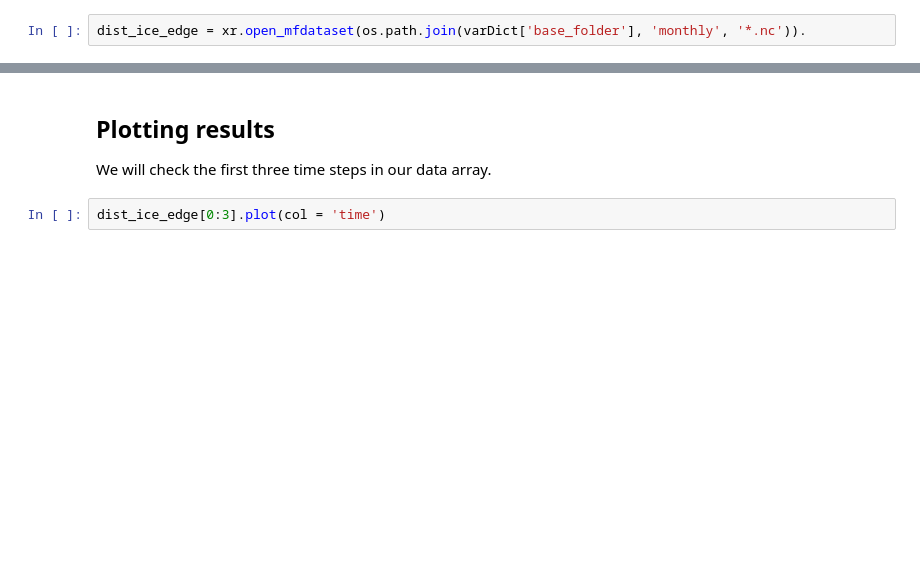
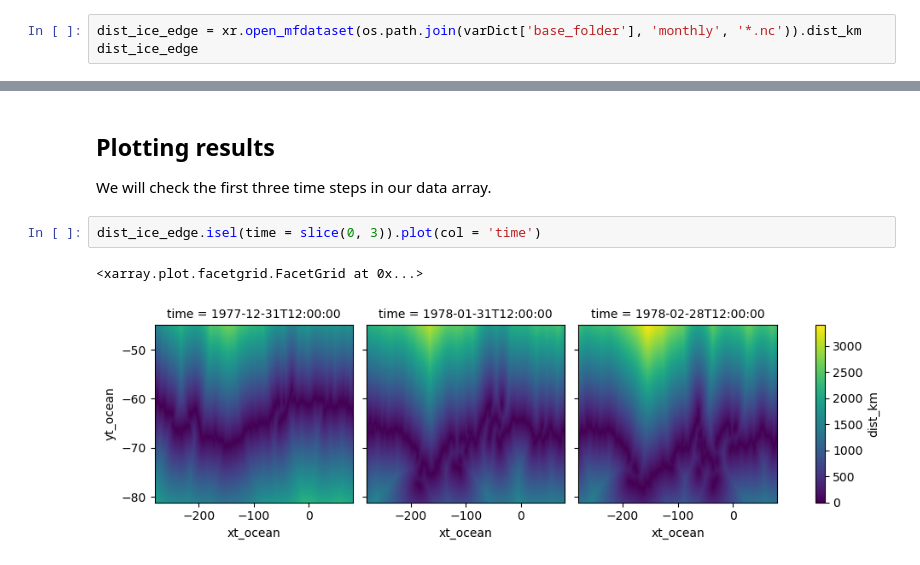
Before and after one commit to lidefi87/Crabeater_Distribution_East_Antarctica, a Jupyter notebook: Scripts/Environmental_Data/Distance_SeaIceEdge.ipynb, the cells around one changed output, grey strips where cells are left out. Cells and saved outputs as stored; diff of their text form; blank space fills up the shorter version.

```diff
--- a/Scripts/Environmental_Data/Distance_SeaIceEdge.ipynb
+++ b/Scripts/Environmental_Data/Distance_SeaIceEdge.ipynb
@@ -151,2 +152,3 @@ for t in ice_10:
 # %%
-dist_ice_edge = xr.open_mfdataset(os.path.join(varDict['base_folder'], 'monthly', '*.nc')).
+dist_ice_edge = xr.open_mfdataset(os.path.join(varDict['base_folder'], 'monthly', '*.nc')).dist_km
+dist_ice_edge
@@ -153,5 +181,8 @@ dist_ice_edge = xr.open_mfdataset(os.path.join(varDict['base_folder'], 'monthly'
 # %% [markdown]
 ## Plotting results
 We will check the first three time steps in our data array.
-# %%
-dist_ice_edge[0:3].plot(col = 'time')
+# %%
+dist_ice_edge.isel(time = slice(0, 3)).plot(col = 'time')
+# %% [output]
+<xarray.plot.facetgrid.FacetGrid at 0x...>
+[figure, added]
```
Also changed, not shown: parts of 6 cells of this notebook.
